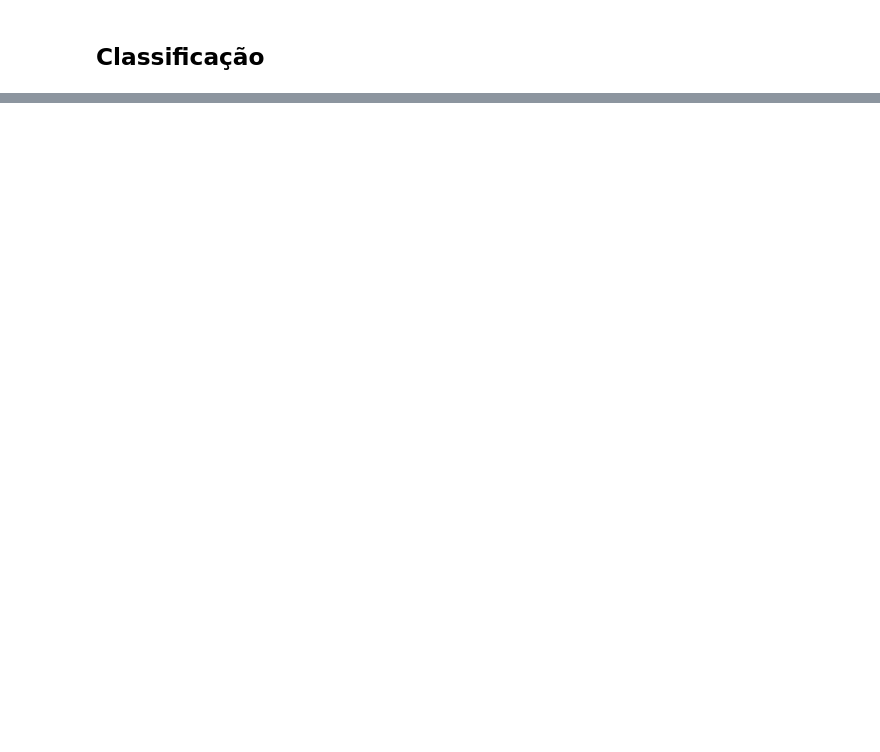
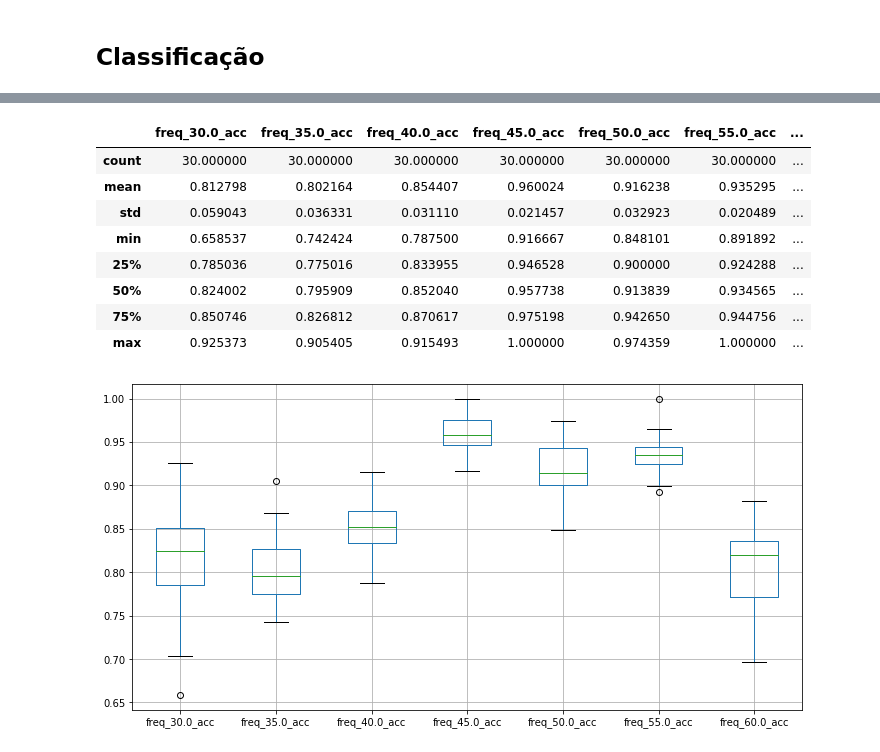
Before and after one commit to newtmagalhaes/Machine-Learning, a Jupyter notebook: ML/f03-MIT-fluxo/05-svm_test.ipynb, the cells around one changed output, grey strips where cells are left out. Saved outputs shown, nothing was run; the diff lists cells and outputs as text; code cells hidden in the pictures; blank space fills up the shorter version.

```diff
--- a/ML/f03-MIT-fluxo/05-svm_test.ipynb
+++ b/ML/f03-MIT-fluxo/05-svm_test.ipynb
@@ -18,19 +18,15 @@ from sklearn.svm import SVC
 # %% [markdown]
 ## Carregando dados
 # %%
-TARGET_LABELS = ['Normal', 'HI-1', 'HI-2', 'HI-3', 'LI-1', 'LI-2', 'LI-3']
+# sns.set(style='ticks', rc={'figure.figsize':(14, 7)})
 
-fs20_df = pd.read_csv('./csvs/fs20.csv')
+# sns.countplot(
+#     data=fs20_df,
+#     x='target',
+#     hue='frequence'
+#     ).set(
+#         xticklabels=TARGET_LABELS)
 
-sns.set(style='ticks', rc={'figure.figsize':(14, 7)})
-
-sns.countplot(
-    data=fs20_df,
-    x='target',
-    hue='frequence'
-    ).set(
-        xticklabels=TARGET_LABELS)
-
-fs20_df.value_counts(
-    subset=['target', 'frequence'],
-    sort=False)
+# fs20_df.value_counts(
+#     subset=['target', 'frequence'],
+#     sort=False)
@@ -229,0 +233,8 @@ Name: Acurácia, dtype: float64
+# %%
+freq_df = pd.concat(freq_scores_df, ignore_index=True)
+
+acc_columns = [col for col in freq_df.columns if 'acc' in col]
+sup_columns = [col for col in freq_df.columns if 'support' in col]
+
+freq_accs = freq_df[acc_columns]
+freq_sups = freq_df[sup_columns]
@@ -229,0 +261,14 @@ Name: Acurácia, dtype: float64
+# %%
+freq_accs.boxplot(figsize=(12, 6))
+freq_accs.describe()
+# %% [output]
+|  | freq_30.0_acc | freq_35.0_acc | freq_40.0_acc | freq_45.0_acc | freq_50.0_acc | freq_55.0_acc | ... |
+| count | 30.000000 | 30.000000 | 30.000000 | 30.000000 | 30.000000 | 30.000000 | ... |
+| mean | 0.812798 | 0.802164 | 0.854407 | 0.960024 | 0.916238 | 0.935295 | ... |
+| std | 0.059043 | 0.036331 | 0.031110 | 0.021457 | 0.032923 | 0.020489 | ... |
+| min | 0.658537 | 0.742424 | 0.787500 | 0.916667 | 0.848101 | 0.891892 | ... |
+| 25% | 0.785036 | 0.775016 | 0.833955 | 0.946528 | 0.900000 | 0.924288 | ... |
+| 50% | 0.824002 | 0.795909 | 0.852040 | 0.957738 | 0.913839 | 0.934565 | ... |
+| 75% | 0.850746 | 0.826812 | 0.870617 | 0.975198 | 0.942650 | 0.944756 | ... |
+| max | 0.925373 | 0.905405 | 0.915493 | 1.000000 | 0.974359 | 1.000000 | ... |
+[figure, added]
```
Also changed, not shown: parts of 8 cells of this notebook.
